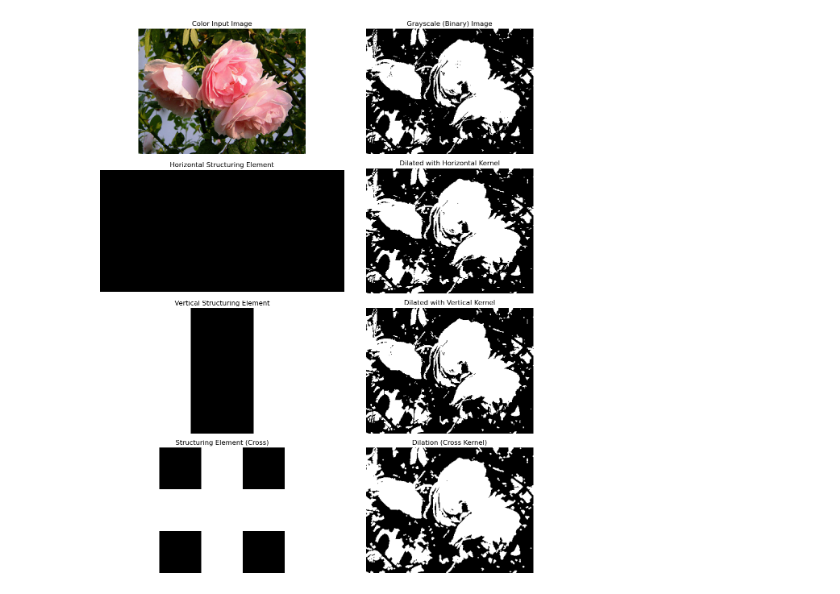
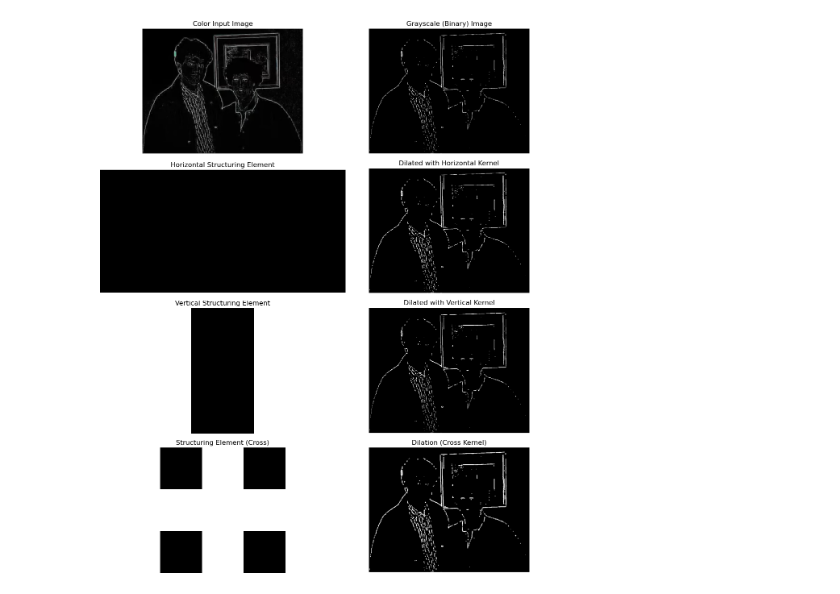
Before and after one commit to vidyadharbendre/learn_computer_vision_using_examples, a Jupyter notebook: notebooks/5_1_2_real_time_dilation_example.ipynb, the cells around one changed output. Drawn from its saved outputs; the diff is of its cells as text; code cells hidden in the pictures.

```diff
--- a/notebooks/5_1_2_real_time_dilation_example.ipynb
+++ b/notebooks/5_1_2_real_time_dilation_example.ipynb
@@ -61,7 +61,10 @@ import matplotlib.pyplot as plt
 # ----------------------------
 
 # Load the original color image
-image_path = os.path.join(os.getcwd(), 'data', 'images', 'roses.jpg')
+image_path = os.path.join(os.getcwd(), 'data', 'images', 'dilation_example.png')
+#image_path = os.path.join(os.getcwd(), 'data', 'images', 'color_original.jpg')
+#image_path = os.path.join(os.getcwd(), 'data', 'images', 'lena_color.jpg')  # Replace with your image path
+#image_path = os.path.join(os.getcwd(), 'data', 'images', 'roses.jpg')
 
 # Check if the image exists and load it using OpenCV
 image = cv2.imread(image_path)
@@ -113,31 +116,31 @@ plt.subplot(4, 2, 4)
 plt.title("Dilated with Horizontal Kernel")
 plt.imshow(dilated_horizontal, cmap='gray')
 plt.axis('off')
 
 # Third row - Vertical Structuring Element and Dilated Image with Vertical Kernel
 plt.subplot(4, 2, 5)
 plt.title("Vertical Structuring Element")
 plt.imshow(vertical_kernel, cmap='gray')
 plt.axis('off')
 
 plt.subplot(4, 2, 6)
 plt.title("Dilated with Vertical Kernel")
 plt.imshow(dilated_vertical, cmap='gray')
 plt.axis('off')
 
 # Fourth row - Cross Structuring Element and Dilated Image with Cross Kernel
 plt.subplot(4, 2, 7)
 plt.title("Structuring Element (Cross)")
 plt.imshow(cross_kernel, cmap='gray')
 plt.axis('off')
 
 plt.subplot(4, 2, 8)
 plt.title("Dilation (Cross Kernel)")
 plt.imshow(dilated_cross, cmap='gray')
 plt.axis('off')
 
 # Adjust layout to prevent overlap of images and titles
 plt.tight_layout()
 plt.show()
 # %% [output]
-[figure, old version]
+[figure, new version]
```
Also changed, not shown: 6 other files.
